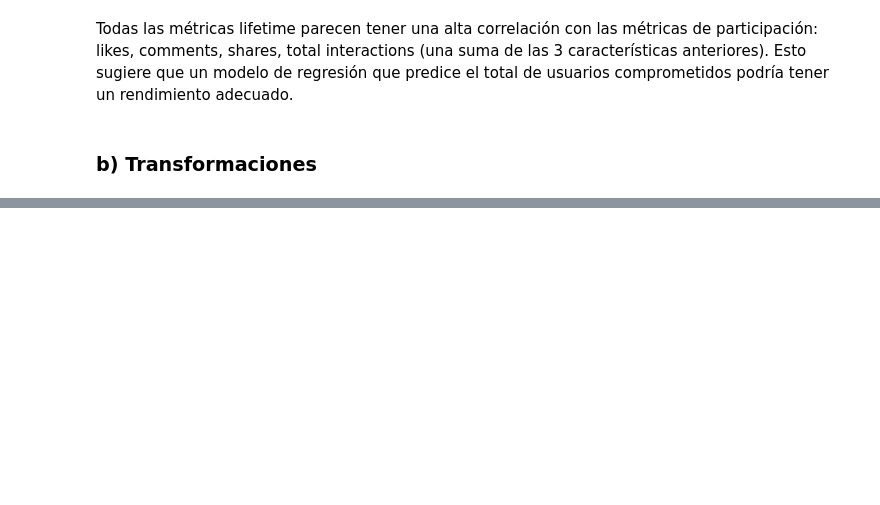
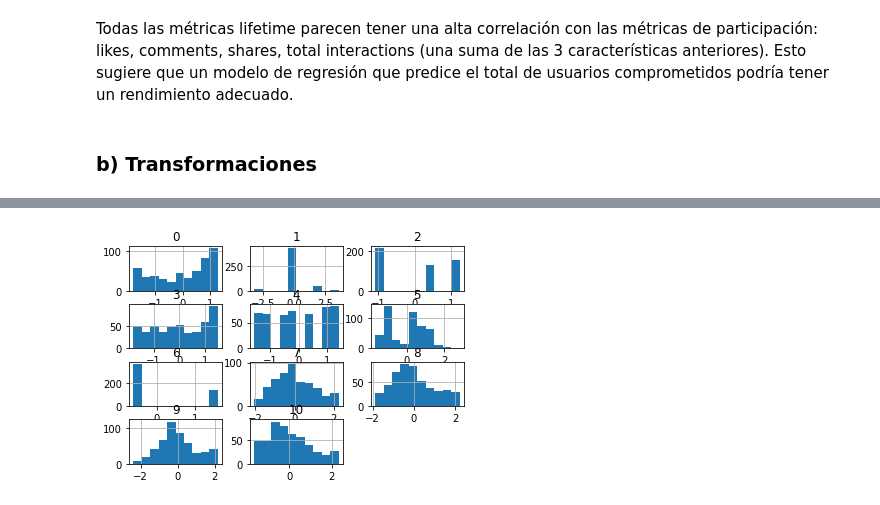
Before and after one commit to Bryan-Suelo/machine_learning, a Jupyter notebook: facebook_metrics/lifetime_post_consumers.ipynb, the cells around one changed output, grey strips where cells are left out. Saved outputs shown, nothing was run; the diff lists cells and outputs as text; code cells hidden in the pictures; blank space fills up the shorter version.

```diff
--- a/facebook_metrics/lifetime_post_consumers.ipynb
+++ b/facebook_metrics/lifetime_post_consumers.ipynb
@@ -73,0 +82,13 @@ memory usage: 74.3 KB
+# %%
+ndata = data
+# %%
+ndata.drop(["Lifetime Post Total Reach",
+"Lifetime Post Total Impressions",
+"Lifetime Engaged Users",
+"Lifetime Post Impressions by people who have liked your Page",
+"Lifetime Post reach by people who like your Page",
+"comment",
+"share",
+"Total Interactions"], axis=1, inplace= True)
+
+ndata.head()
@@ -155,0 +151,8 @@ transform_variables(data['Lifetime Post Consumers'])
+# %%
+scaler = MinMaxScaler(feature_range=(1, 2))
+power = PowerTransformer(method='box-cox')
+pipeline = Pipeline(steps=[('s', scaler),('p', power)])
+ndata = pipeline.fit_transform(ndata)
+# %%
+dataset = DataFrame(ndata)
+dataset.head()
@@ -155,0 +166,5 @@ transform_variables(data['Lifetime Post Consumers'])
+# %%
+dataset.hist()
+plt.show()
+# %% [output]
+[figure, added]
```
Also changed, not shown: parts of 20 cells of this notebook, 1 other file.
